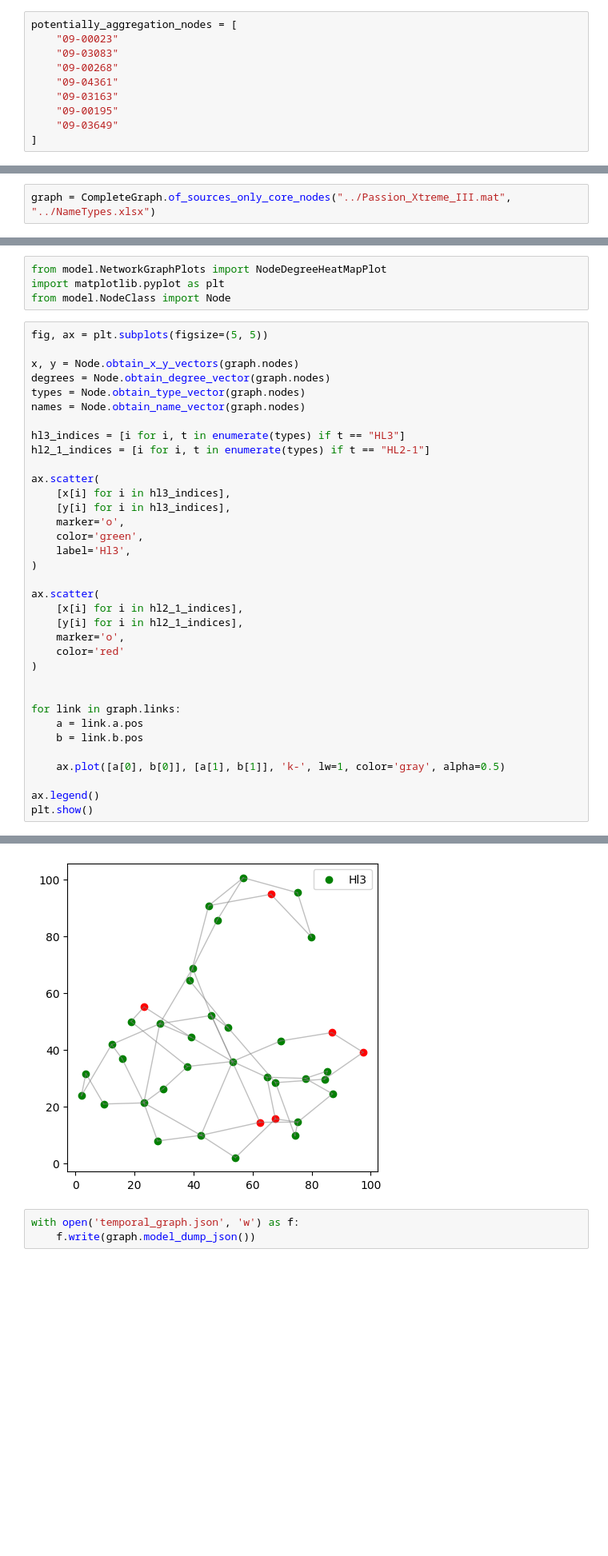
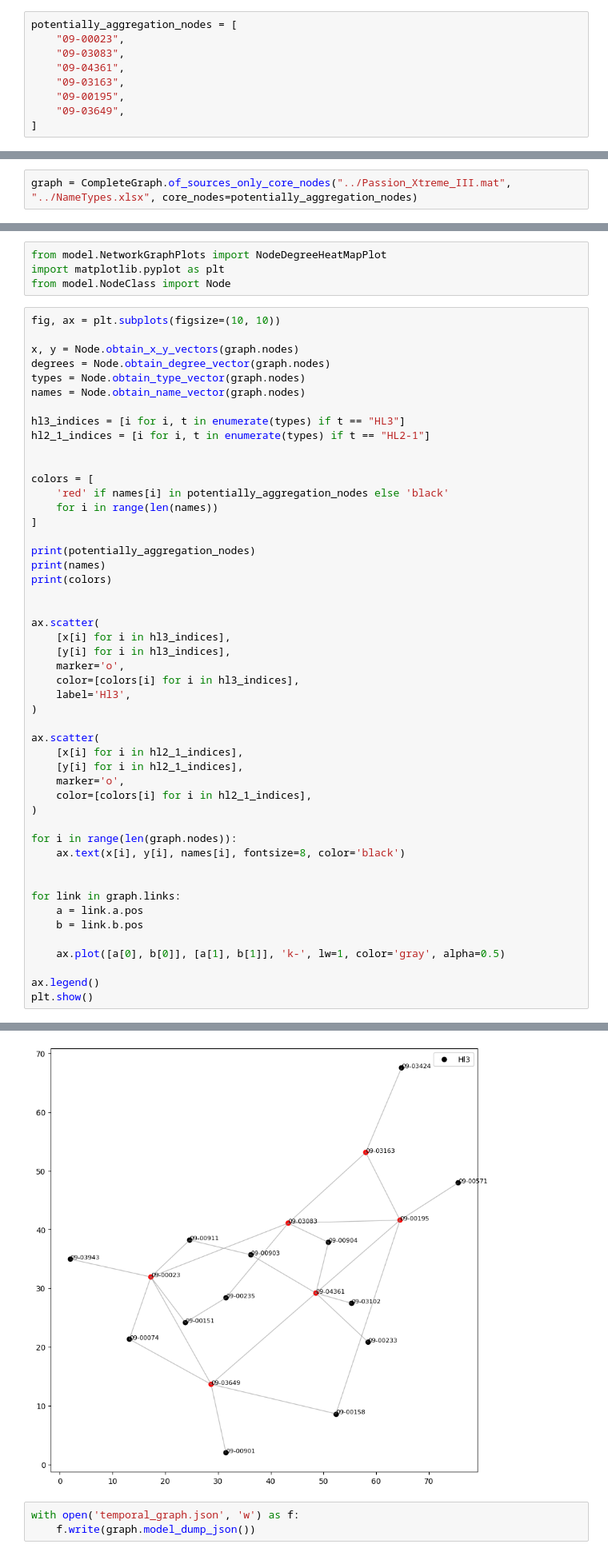
Before and after one commit to 6G-XTREME/PoF_Simulator, a Jupyter notebook: mocks/pruebas_mapa_rural/prueba_importar_solo_hl1-hl3.ipynb, the cells around one changed output, grey strips where cells are left out. Shown at 80% size. Saved outputs shown, nothing was run; the diff lists cells and outputs as text; blank space fills up the shorter version.

```diff
--- a/mocks/pruebas_mapa_rural/prueba_importar_solo_hl1-hl3.ipynb
+++ b/mocks/pruebas_mapa_rural/prueba_importar_solo_hl1-hl3.ipynb
@@ -2,11 +2,10 @@
 from model.NetworkGraph import CompleteGraph
 # %%
 potentially_aggregation_nodes = [
-    "09-00023"
-    "09-03083"
-    "09-00268"
-    "09-04361"
-    "09-03163"
-    "09-00195"
-    "09-03649"
+    "09-00023",
+    "09-03083",
+    "09-04361",
+    "09-03163",
+    "09-00195",
+    "09-03649",
 ]
@@ -13,3 +21,3 @@ potentially_aggregation_nodes = [
 # %%
-graph = CompleteGraph.of_sources_only_core_nodes("../Passion_Xtreme_III.mat", "../NameTypes.xlsx")
+graph = CompleteGraph.of_sources_only_core_nodes("../Passion_Xtreme_III.mat", "../NameTypes.xlsx", core_nodes=potentially_aggregation_nodes)
 # %% [output]
@@ -107,7 +119,7 @@ from model.NetworkGraphPlots import NodeDegreeHeatMapPlot
 import matplotlib.pyplot as plt
 from model.NodeClass import Node
 # %%
-fig, ax = plt.subplots(figsize=(5, 5))
+fig, ax = plt.subplots(figsize=(10, 10))
 
 x, y = Node.obtain_x_y_vectors(graph.nodes)
 degrees = Node.obtain_degree_vector(graph.nodes)
@@ -117,11 +129,22 @@ names = Node.obtain_name_vector(graph.nodes)
 hl3_indices = [i for i, t in enumerate(types) if t == "HL3"]
 hl2_1_indices = [i for i, t in enumerate(types) if t == "HL2-1"]
 
+
+colors = [
+    'red' if names[i] in potentially_aggregation_nodes else 'black'
+    for i in range(len(names))
+]
+
+print(potentially_aggregation_nodes)
+print(names)
+print(colors)
+
+
 ax.scatter(
     [x[i] for i in hl3_indices],
     [y[i] for i in hl3_indices],
     marker='o',
-    color='green',
+    color=[colors[i] for i in hl3_indices],
     label='Hl3',
 )
 
@@ -129,8 +152,11 @@ ax.scatter(
     [x[i] for i in hl2_1_indices],
     [y[i] for i in hl2_1_indices],
     marker='o',
-    color='red'
+    color=[colors[i] for i in hl2_1_indices],
 )
+
+for i in range(len(graph.nodes)):
+    ax.text(x[i], y[i], names[i], fontsize=8, color='black')
 
 
 for link in graph.links:
@@ -145,4 +174,4 @@ plt.show()
-[figure, old version]
+[figure, new version]
 # %%
 with open('temporal_graph.json', 'w') as f:
     f.write(graph.model_dump_json())
```
Also changed, not shown: parts of 7 cells of this notebook, 2 other files.
